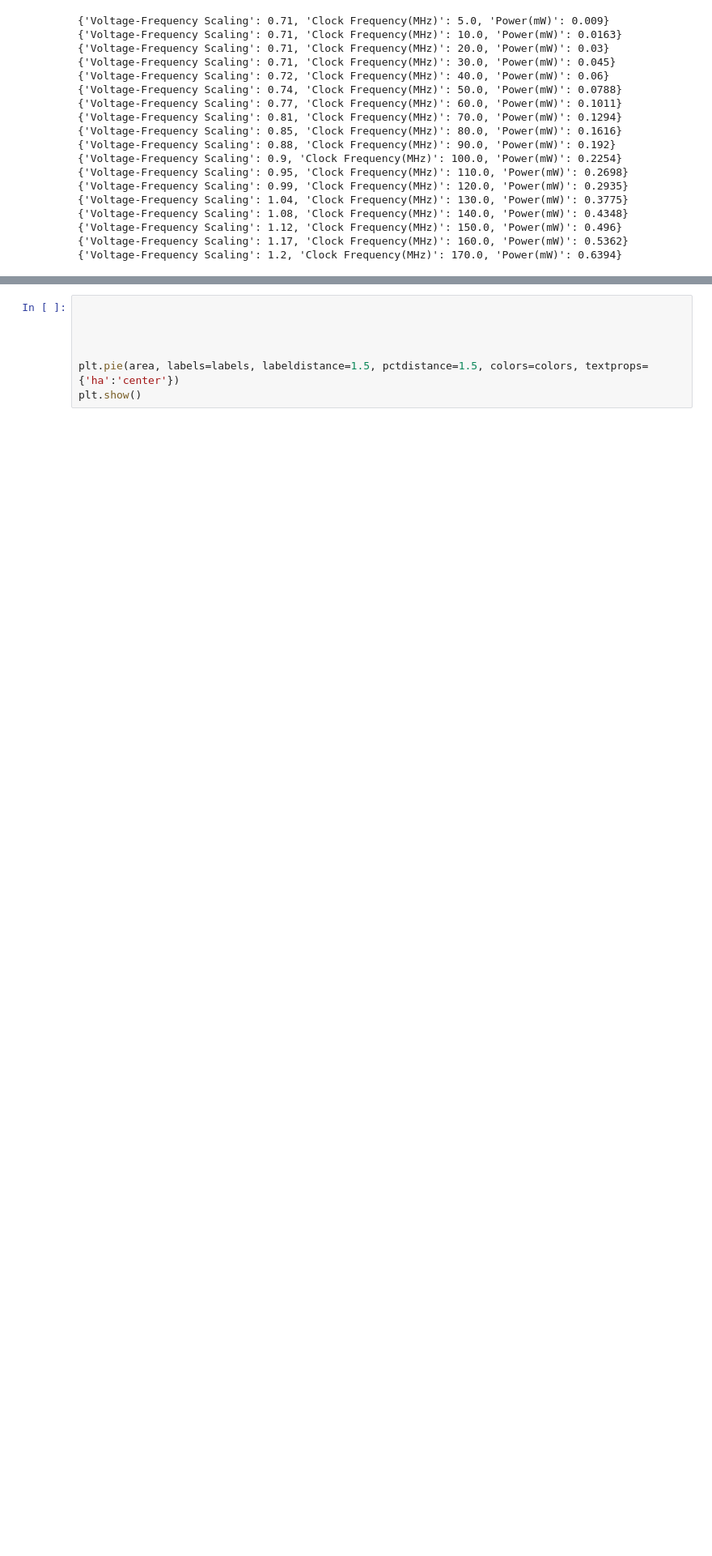
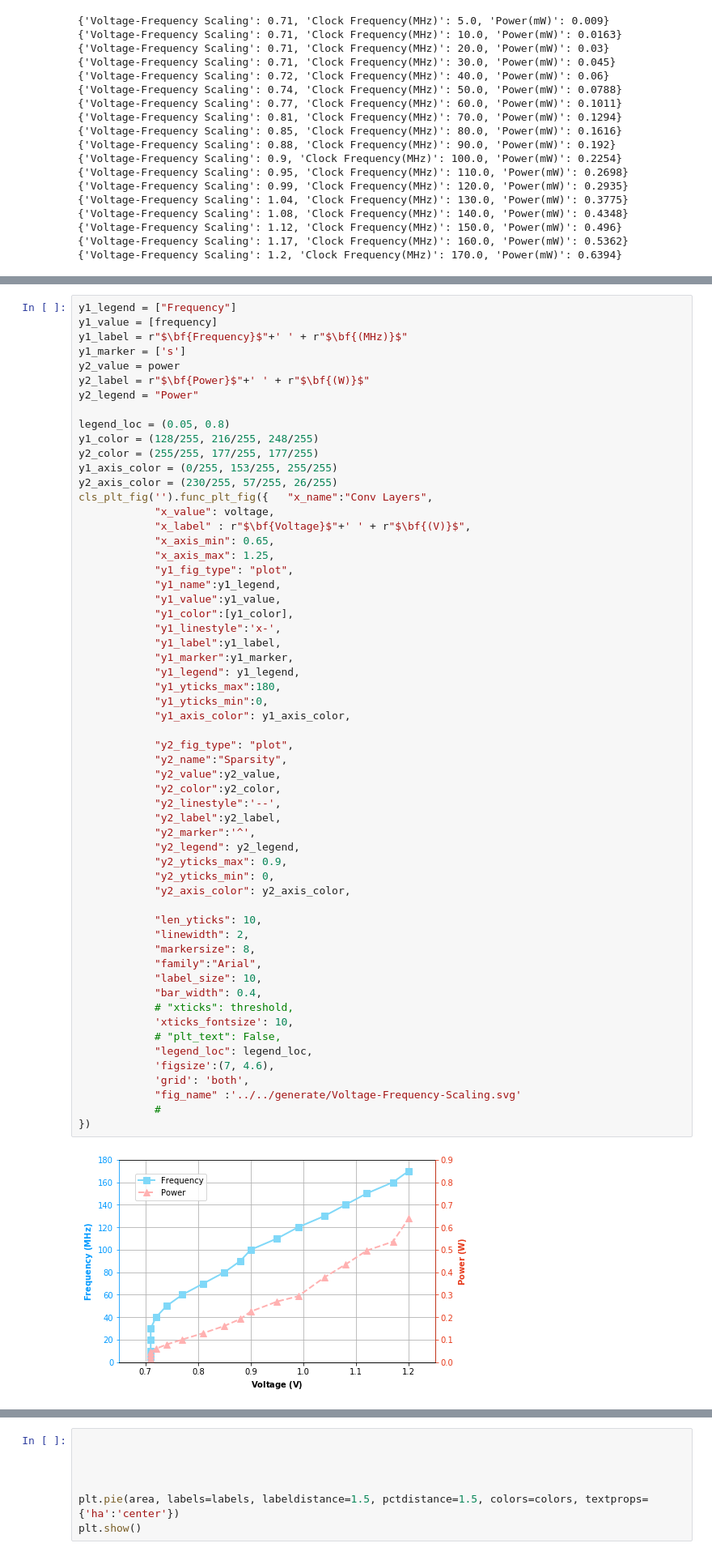
Before and after one commit to changchun-zhou/sagitta_fig, a Jupyter notebook: scripts/Voltage-Frequency-Scaling/Sagitta_Fig.ipynb, the cells around one changed output, grey strips where cells are left out. Shown at 81% size. Saved outputs shown, nothing was run; the diff lists cells and outputs as text; blank space fills up the shorter version.

```diff
--- a/scripts/Voltage-Frequency-Scaling/Sagitta_Fig.ipynb
+++ b/scripts/Voltage-Frequency-Scaling/Sagitta_Fig.ipynb
@@ -100,3 +134,63 @@ for row in tables:
+# %%
+y1_legend = ["Frequency"]
+y1_value = [frequency]
+y1_label = r"$\bf{Frequency}$"+' ' + r"$\bf{(MHz)}$"
+y1_marker = ['s']
+y2_value = power
+y2_label = r"$\bf{Power}$"+' ' + r"$\bf{(W)}$"
+y2_legend = "Power"
+
+legend_loc = (0.05, 0.8)
+y1_color = (128/255, 216/255, 248/255)
+y2_color = (255/255, 177/255, 177/255)
+y1_axis_color = (0/255, 153/255, 255/255)
+y2_axis_color = (230/255, 57/255, 26/255)
+cls_plt_fig('').func_plt_fig({   "x_name":"Conv Layers",
+            "x_value": voltage,
+            "x_label" : r"$\bf{Voltage}$"+' ' + r"$\bf{(V)}$",
+            "x_axis_min": 0.65,
+            "x_axis_max": 1.25,
+            "y1_fig_type": "plot",
+            "y1_name":y1_legend,
+            "y1_value":y1_value,
+            "y1_color":[y1_color],
+            "y1_linestyle":'x-',
+            "y1_label":y1_label,
+            "y1_marker":y1_marker,
+            "y1_legend": y1_legend,
+            "y1_yticks_max":180,
+            "y1_yticks_min":0,
+            "y1_axis_color": y1_axis_color,
+
+            "y2_fig_type": "plot",
+            "y2_name":"Sparsity",
+            "y2_value":y2_value,
+            "y2_color":y2_color,
+            "y2_linestyle":'--',
+            "y2_label":y2_label,
+            "y2_marker":'^',
+            "y2_legend": y2_legend,
+            "y2_yticks_max": 0.9,
+            "y2_yticks_min": 0,
+            "y2_axis_color": y2_axis_color,
+
+            "len_yticks": 10,
+            "linewidth": 2,
+            "markersize": 8,
+            "family":"Arial",
+            "label_size": 10,
+            "bar_width": 0.4,
+            # "xticks": threshold,
+            'xticks_fontsize': 10,
+            # "plt_text": False,
+            "legend_loc": legend_loc,
+            'figsize':(7, 4.6),
+            'grid': 'both',
+            "fig_name" :'../../generate/Voltage-Frequency-Scaling.svg'
+            #
+})
+# %% [output]
+[figure, added]
 # %%
 import numpy as np
 from matplotlib import pyplot as plt
```
Also changed, not shown: parts of 7 cells of this notebook.
